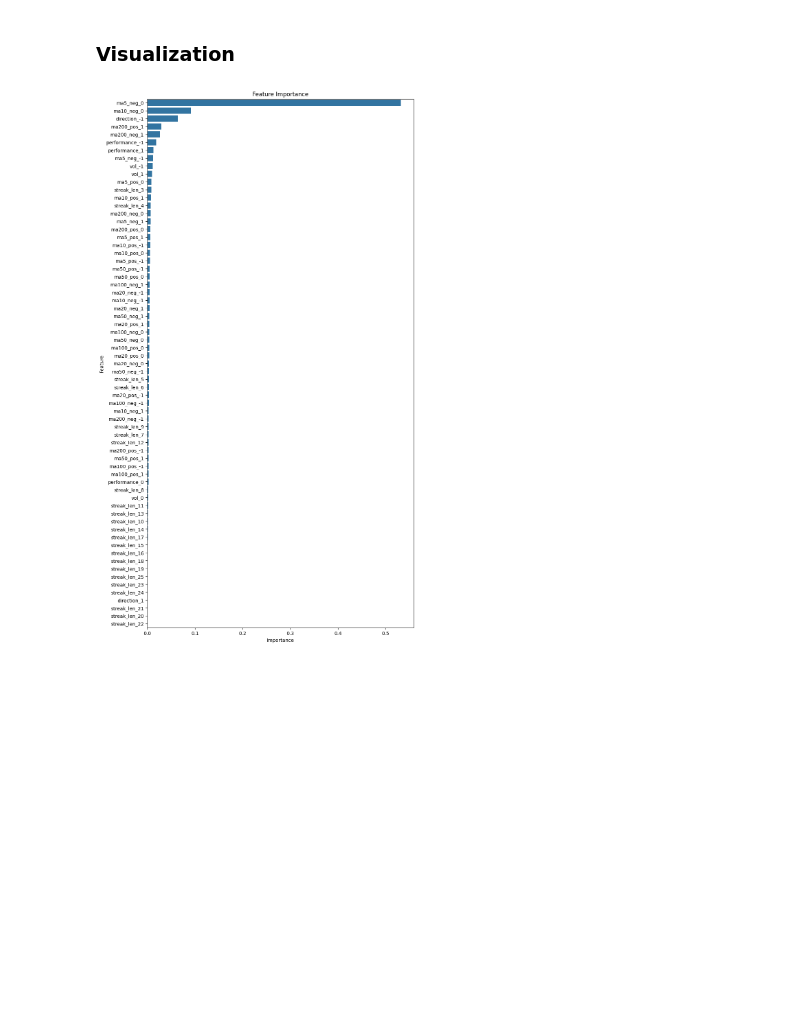
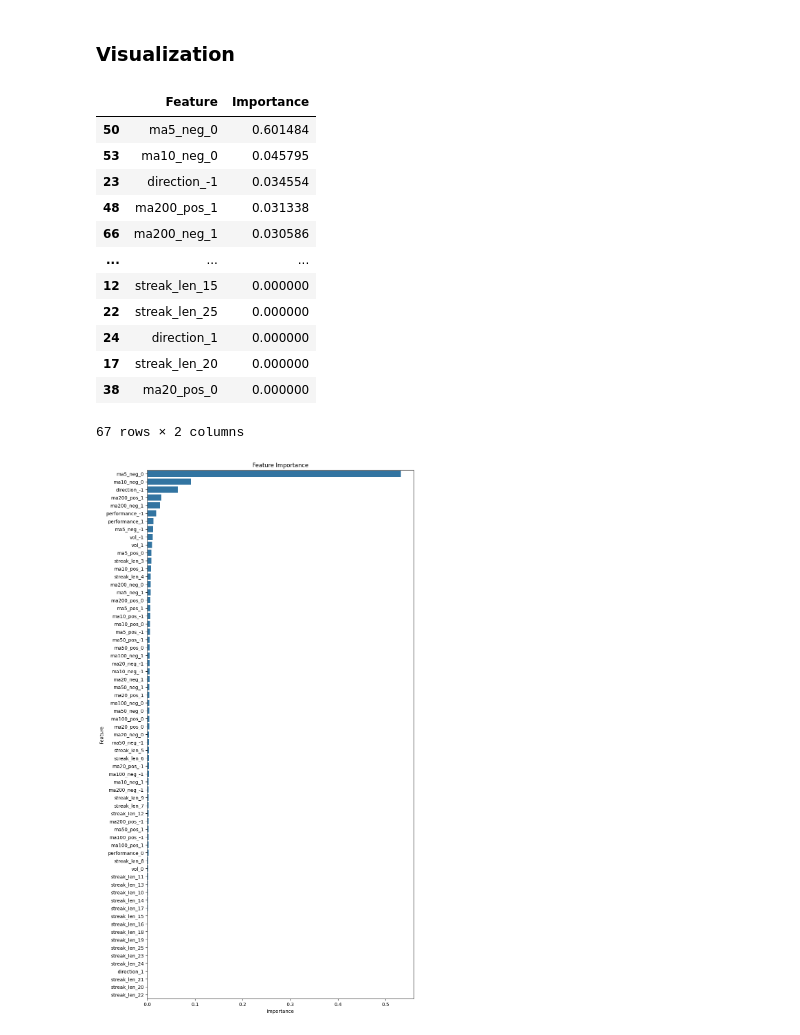
Before and after one commit to Coop04/Stock-Prediction, a Jupyter notebook: NasdaqData/JAN2025/nasdaq_bool_jan_2025_xg.ipynb, the cells around one changed output. Saved outputs shown, nothing was run; the diff lists cells and outputs as text; code cells hidden in the pictures; blank space fills up the shorter version.

```diff
--- a/NasdaqData/JAN2025/nasdaq_bool_jan_2025_xg.ipynb
+++ b/NasdaqData/JAN2025/nasdaq_bool_jan_2025_xg.ipynb
@@ -321,4 +321,26 @@ weighted avg       0.52      0.52      0.52   1672775
 weighted avg       0.52      0.52      0.52    418194
 # %% [markdown]
 ### Visualization
+# %%
+# Feature Importance
+importance_df = pd.DataFrame({
+    'Feature': x_train.columns,
+    'Importance': model.feature_importances_
+}).sort_values('Importance', ascending=False)
+
+importance_df
+# %% [output]
+|  | Feature | Importance |
+| 50 | ma5_neg_0 | 0.601484 |
+| 53 | ma10_neg_0 | 0.045795 |
+| 23 | direction_-1 | 0.034554 |
+| 48 | ma200_pos_1 | 0.031338 |
+| 66 | ma200_neg_1 | 0.030586 |
+| ... | ... | ... |
+| 12 | streak_len_15 | 0.000000 |
+| 22 | streak_len_25 | 0.000000 |
+| 24 | direction_1 | 0.000000 |
+| 17 | streak_len_20 | 0.000000 |
+| 38 | ma20_pos_0 | 0.000000 |
+67 rows × 2 columns
 # %%
```
Also changed, not shown: parts of 3 cells of this notebook, 2 other files.
